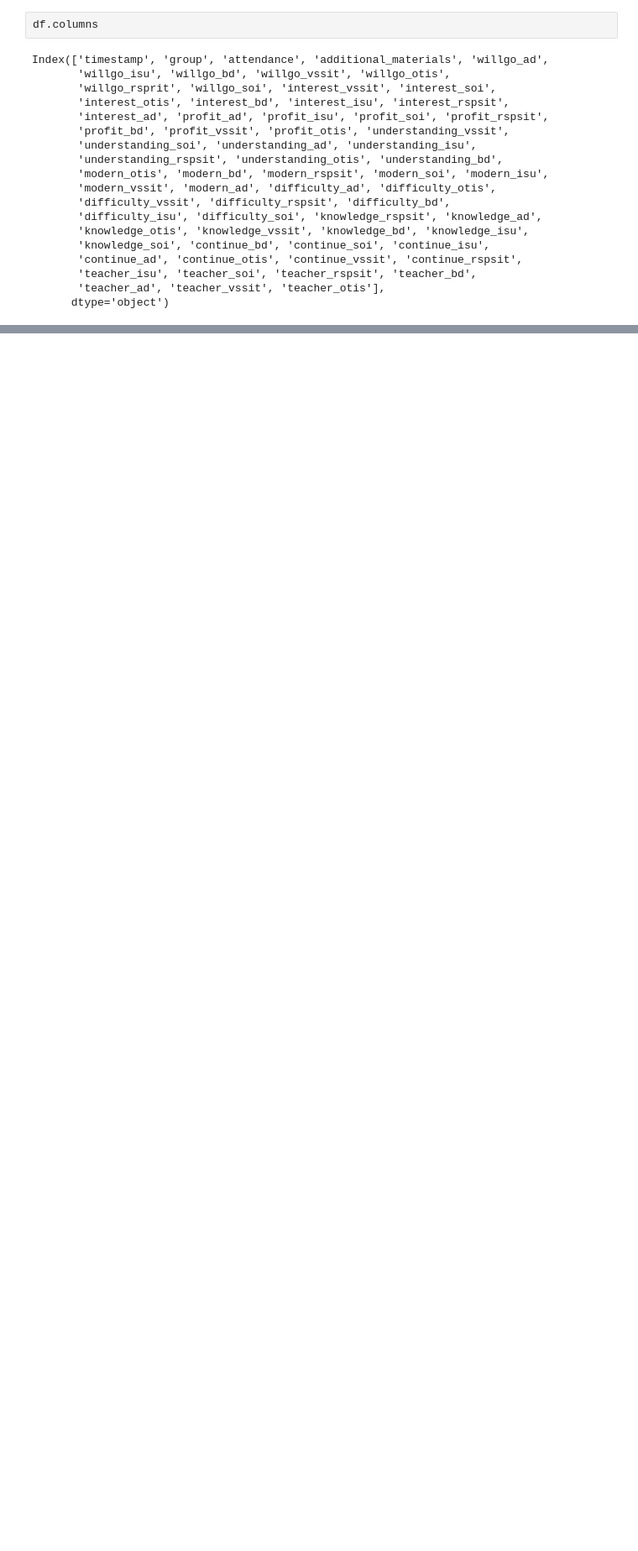
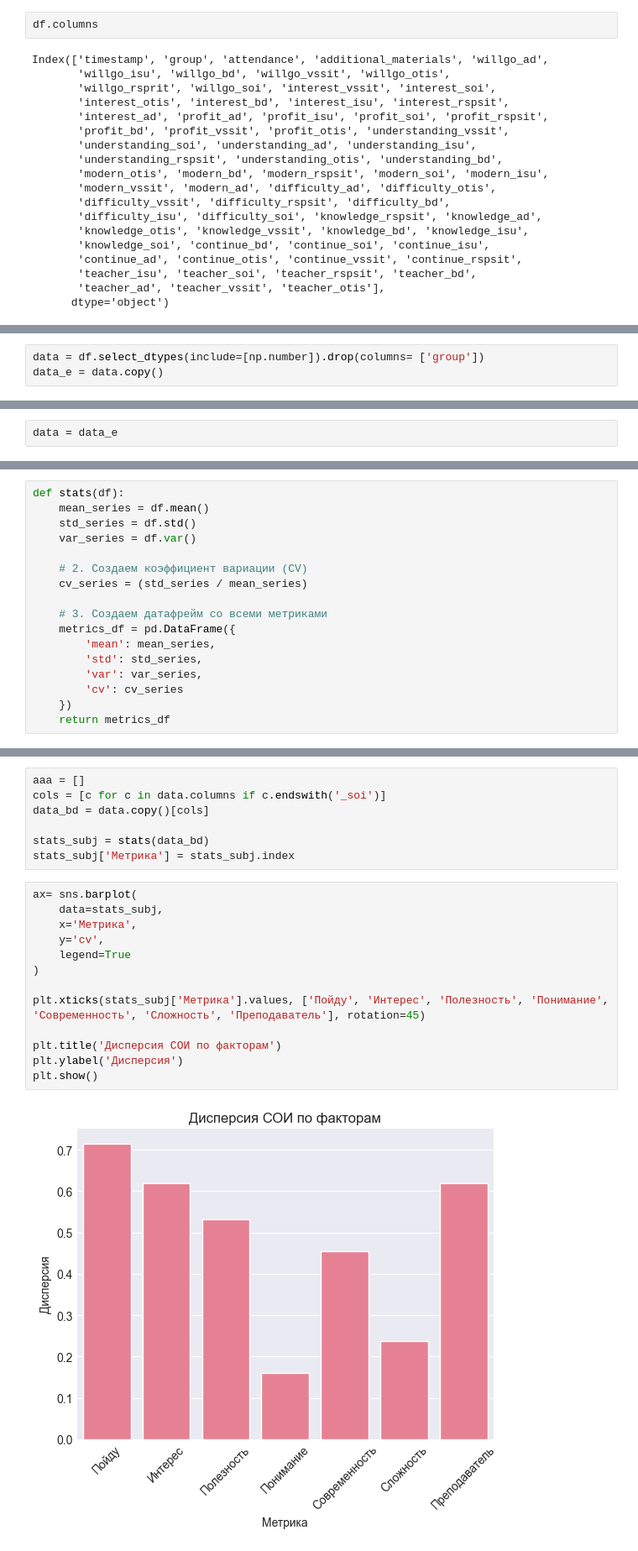
Before and after one commit to thatusualguy/practice3, a Jupyter notebook: main.ipynb, the cells around one changed output, grey strips where cells are left out. Shown at 84% size. Cells and saved outputs as stored; diff of their text form; blank space fills up the shorter version.

```diff
--- a/main.ipynb
+++ b/main.ipynb
@@ -338,0 +341,3 @@ plt.show()
+# %%
+data = df.select_dtypes(include=[np.number]).drop(columns= ['group'])
+data_e = data.copy()
@@ -338,0 +371,2 @@ plt.show()
+# %%
+data = data_e
@@ -450,0 +433,17 @@ p-значение = 0.0000
+# %%
+def stats(df):
+    mean_series = df.mean()
+    std_series = df.std()
+    var_series = df.var()
+
+    # 2. Создаем коэффициент вариации (CV)
+    cv_series = (std_series / mean_series)
+
+    # 3. Создаем датафрейм со всеми метриками
+    metrics_df = pd.DataFrame({
+        'mean': mean_series,
+        'std': std_series,
+        'var': var_series,
+        'cv': cv_series
+    })
+    return metrics_df
@@ -559,0 +613,22 @@ p-значение = 0.0000
+# %%
+aaa = []
+cols = [c for c in data.columns if c.endswith('_soi')]
+data_bd = data.copy()[cols]
+
+stats_subj = stats(data_bd)
+stats_subj['Метрика'] = stats_subj.index
+# %%
+ax= sns.barplot(
+    data=stats_subj,
+    x='Метрика',
+    y='cv',
+    legend=True
+)
+
+plt.xticks(stats_subj['Метрика'].values, ['Пойду', 'Интерес', 'Полезность', 'Понимание', 'Современность', 'Сложность', 'Преподаватель'], rotation=45)
+
+plt.title('Дисперсия СОИ по факторам')
+plt.ylabel('Дисперсия')
+plt.show()
+# %% [output]
+[figure, added]
```
Also changed, not shown: parts of 31 cells of this notebook.
